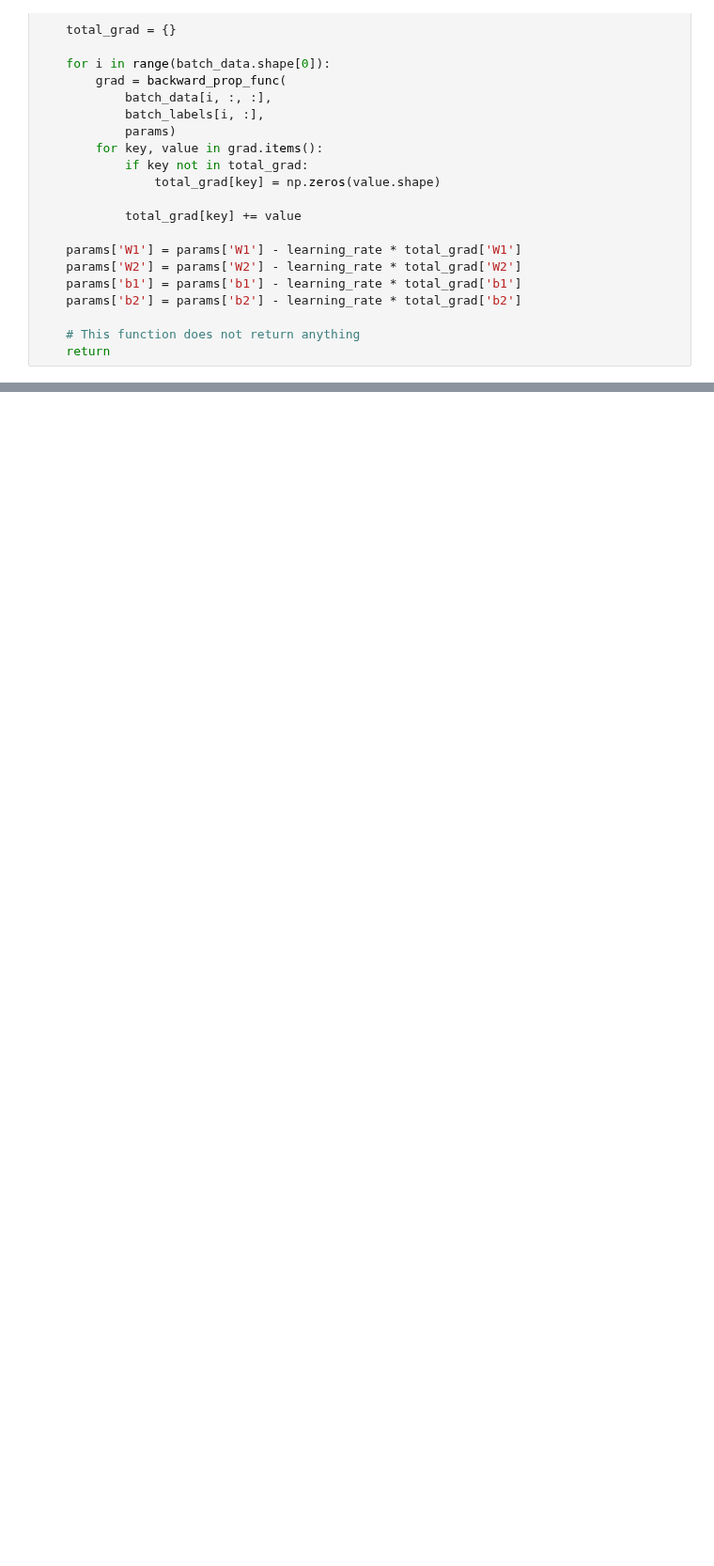
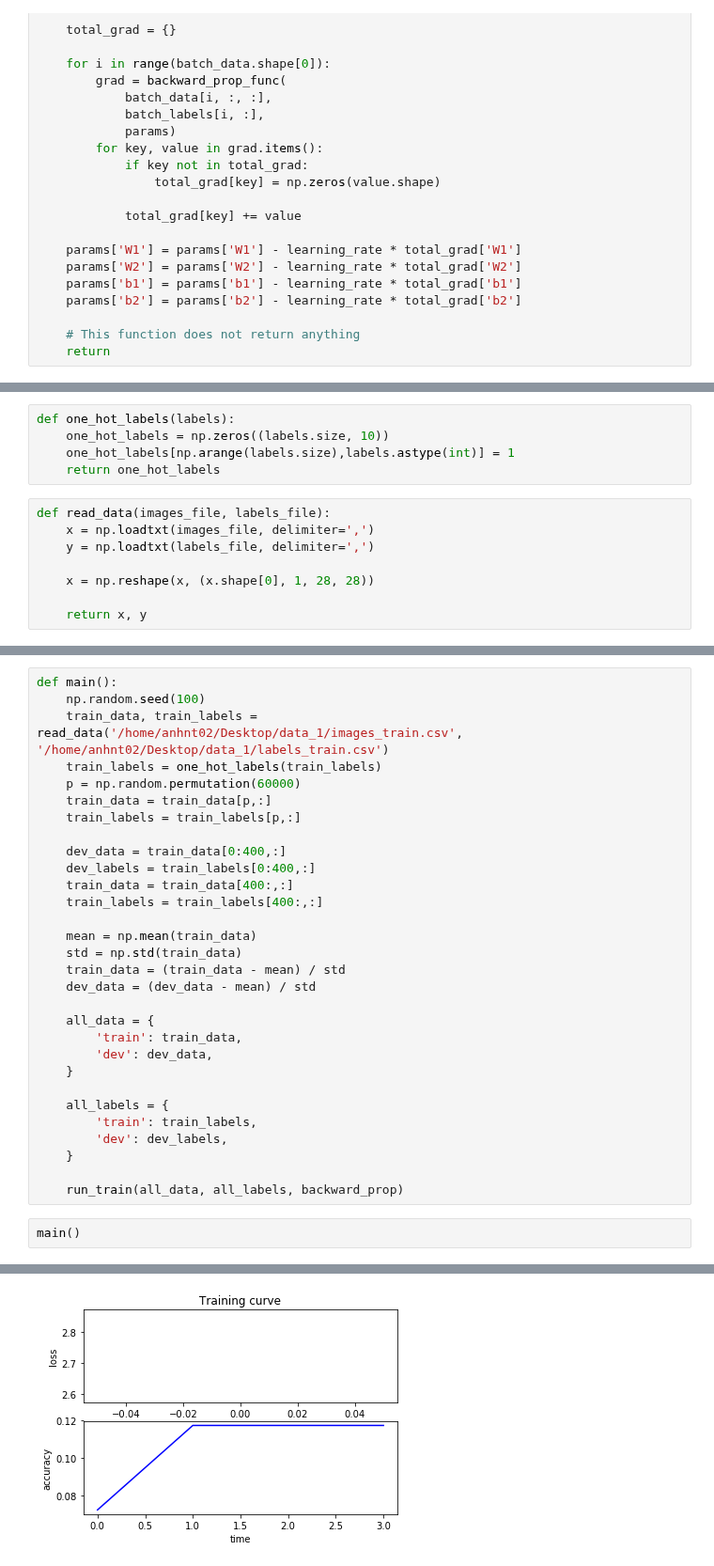
Before and after one commit to anhnt02hp/CS229-Fall2018-FullCourse, a Jupyter notebook: Full_Problem_Set_Solution/PS4/exercise_1.ipynb, the cells around one changed output, grey strips where cells are left out. Shown at 94% size. Drawn from its saved outputs; the diff is of its cells as text; blank space fills up the shorter version.

```diff
--- a/Full_Problem_Set_Solution/PS4/exercise_1.ipynb
+++ b/Full_Problem_Set_Solution/PS4/exercise_1.ipynb
@@ -678,0 +723,13 @@ def gradient_descent_batch(batch_data, batch_labels, learning_rate, params, back
+# %%
+def one_hot_labels(labels):
+    one_hot_labels = np.zeros((labels.size, 10))
+    one_hot_labels[np.arange(labels.size),labels.astype(int)] = 1
+    return one_hot_labels
+# %%
+def read_data(images_file, labels_file):
+    x = np.loadtxt(images_file, delimiter=',')
+    y = np.loadtxt(labels_file, delimiter=',')
+
+    x = np.reshape(x, (x.shape[0], 1, 28, 28))
+
+    return x, y
@@ -678,0 +761,33 @@ def gradient_descent_batch(batch_data, batch_labels, learning_rate, params, back
+# %%
+def main():
+    np.random.seed(100)
+    train_data, train_labels = read_data('/home/anhnt02/Desktop/data_1/images_train.csv', '/home/anhnt02/Desktop/data_1/labels_train.csv')
+    train_labels = one_hot_labels(train_labels)
+    p = np.random.permutation(60000)
+    train_data = train_data[p,:]
+    train_labels = train_labels[p,:]
+
+    dev_data = train_data[0:400,:]
+    dev_labels = train_labels[0:400,:]
+    train_data = train_data[400:,:]
+    train_labels = train_labels[400:,:]
+
+    mean = np.mean(train_data)
+    std = np.std(train_data)
+    train_data = (train_data - mean) / std
+    dev_data = (dev_data - mean) / std
+
+    all_data = {
+        'train': train_data,
+        'dev': dev_data,
+    }
+
+    all_labels = {
+        'train': train_labels,
+        'dev': dev_labels,
+    }
+
+    run_train(all_data, all_labels, backward_prop)
+# %%
+main()
+# %% [output]
@@ -678,0 +815 @@ def gradient_descent_batch(batch_data, batch_labels, learning_rate, params, back
+[figure, added]
```
Also changed, not shown: parts of 11 cells of this notebook.
